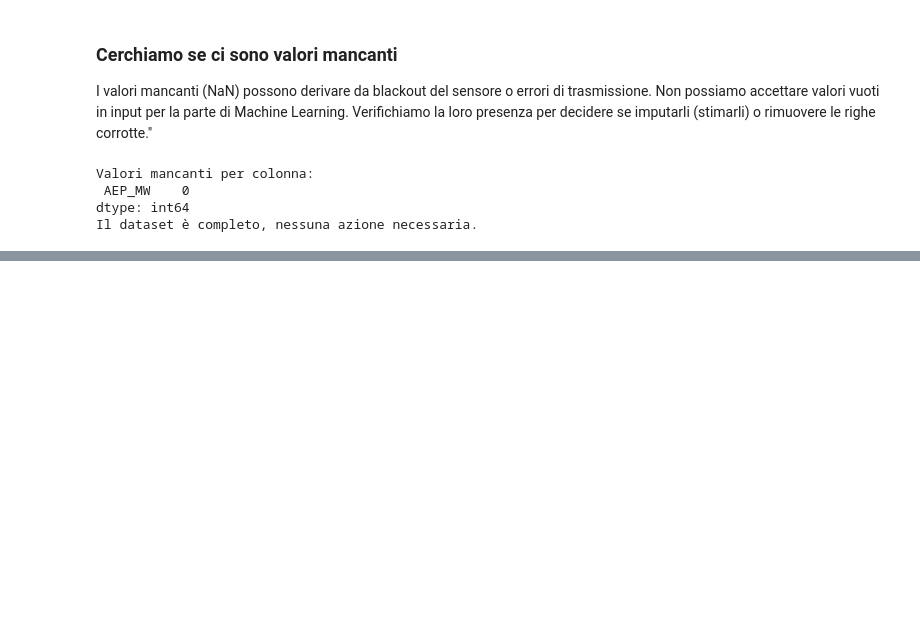
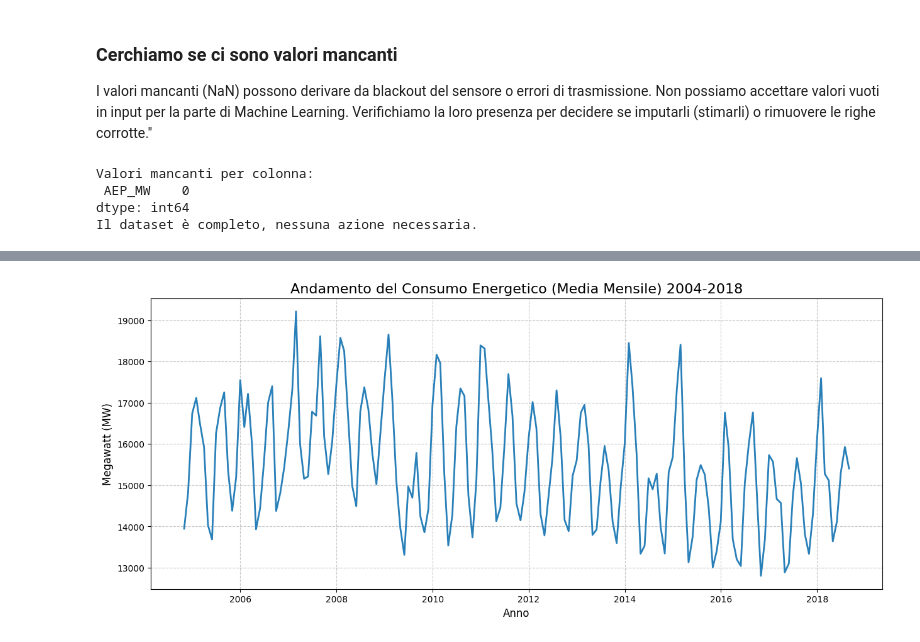
Before and after one commit to reimici/EnergyConsumptionAnalysis, a Jupyter notebook: notebook.ipynb, the cells around one changed output, grey strips where cells are left out. Drawn from its saved outputs; the diff is of its cells as text; code cells hidden in the pictures; blank space fills up the shorter version.

```diff
--- a/notebook.ipynb
+++ b/notebook.ipynb
@@ -4,9 +4,6 @@ import pandas as pd
 import numpy as np
 import matplotlib.pyplot as plt
 import seaborn as sns
-
-# Impostazione dello stile grafico
-sns.set(style="whitegrid")
 # %%
 # Caricamento del dataset
 df = pd.read_csv('EnergyConsumption.csv')
@@ -127,0 +128,7 @@ Ora abbiamo un Dataset Temporale, Ordinato, Senza Doppioni e Senza Mancanze.
+# %%
+# Creo nuove variabili: Feature Engineering
+# Estraggo le informazioni dall'indice temporale per poterle analizzare separatamente.
+df['Hour'] = df.index.hour           # Ora del giorno (0-23)
+df['Month'] = df.index.month         # Mese dell'anno (1-12)
+df['Year'] = df.index.year           # Anno
+df['DayOfWeek'] = df.index.dayofweek # Giorno della settimana (0=Lun, 6=Dom)
@@ -127,0 +152,17 @@ Ora abbiamo un Dataset Temporale, Ordinato, Senza Doppioni e Senza Mancanze.
+# %%
+# Faccio un Resampling
+# I dati orari sono oltre 120.000 righe
+# Calcolo la media mensile per vedere il trend in modo più pulito.
+df_monthly = df['AEP_MW'].resample('ME').mean()
+# %%
+# Visualizzazione grafica dell'Intero Periodo
+plt.figure(figsize=(15, 6))
+sns.lineplot(data=df_monthly, color='#2980b9', linewidth=2)
+
+plt.title('Andamento del Consumo Energetico (Media Mensile) 2004-2018', fontsize=16)
+plt.ylabel('Megawatt (MW)', fontsize=12)
+plt.xlabel('Anno', fontsize=12)
+plt.grid(True, linestyle='--', alpha=0.7)
+plt.show()
+# %% [output]
+[figure, added]
```
Also changed, not shown: parts of 18 cells of this notebook.
